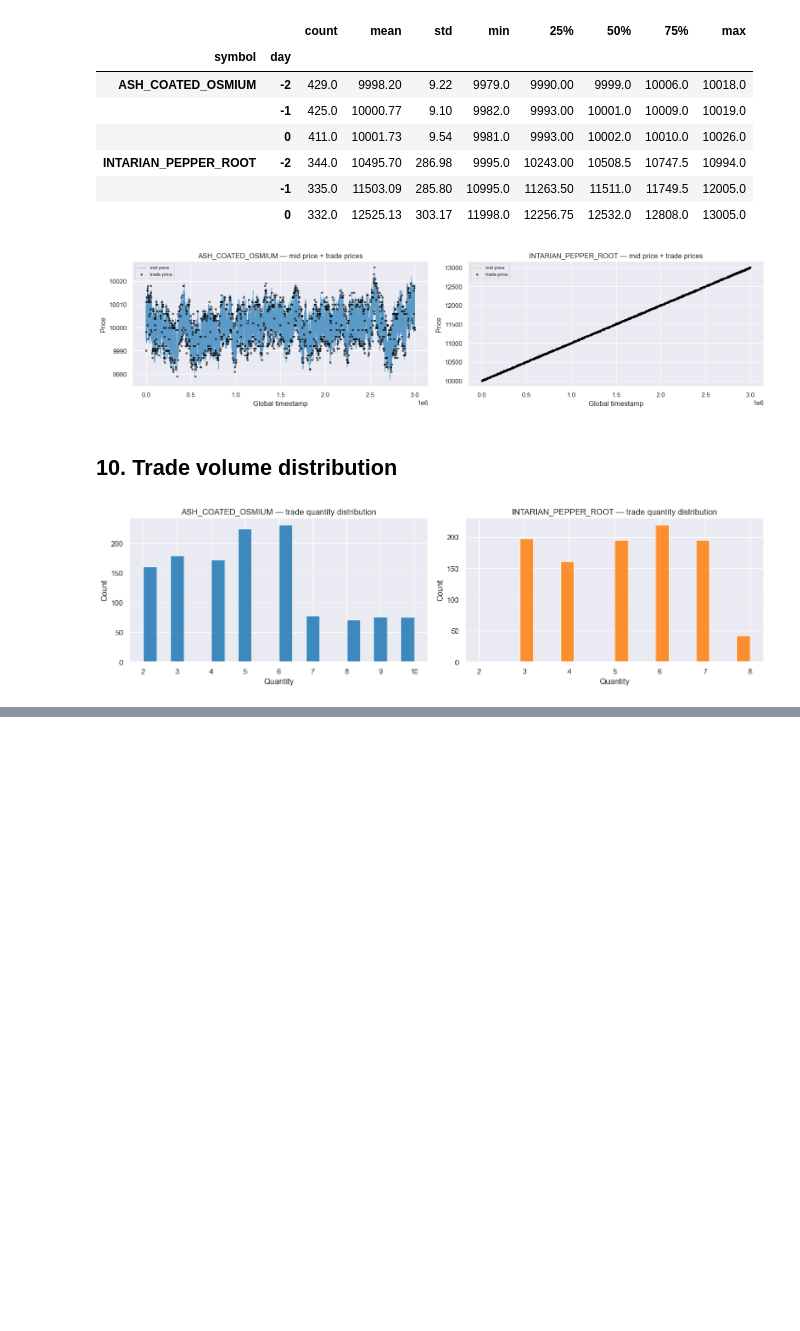
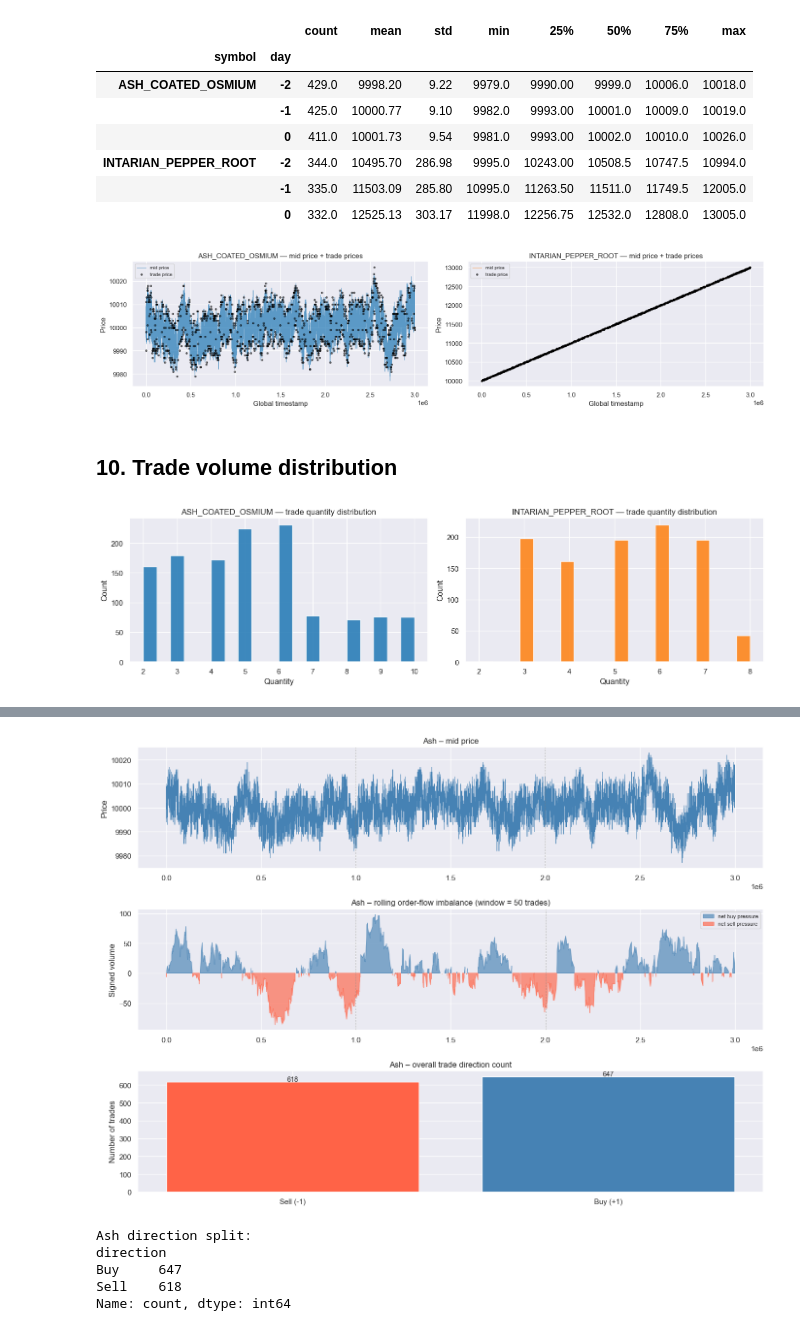
Before and after one commit to Armand279/Bart-Technologies-IMC-Prosperity-4, a Jupyter notebook: notebooks/round1.ipynb, the cells around one changed output, grey strips where cells are left out. Cells and saved outputs as stored; diff of their text form; code cells hidden in the pictures; blank space fills up the shorter version.

Commit message:
added stuff at the end to track recurring trade volumes and price impact.

```diff
--- a/notebooks/round1.ipynb
+++ b/notebooks/round1.ipynb
@@ -283,0 +326,68 @@ plt.show()
+# %%
+# ── 11.2  Trade direction inference (Lee-Ready + tick rule) ──────────────────
+def classify_direction(df: pd.DataFrame) -> pd.DataFrame:
+    """
+    Primary:  trade price vs prevailing mid  →  +1 buy / -1 sell
+    Fallback: tick rule (sign of last price change) when price == mid
+    """
+    df = df.copy().reset_index(drop=True)
+    cmp = np.sign(df['price'] - df['mid_price'])          # +1 / -1 / 0
+    tick = np.sign(df['price'].diff()).replace(0, np.nan).ffill().fillna(1)
+    df['direction'] = np.where(cmp != 0, cmp, tick).astype(int)
+    df['signed_vol'] = df['direction'] * df['quantity']
+    return df
+
+ash_t    = classify_direction(ash_t)
+pepper_t = classify_direction(pepper_t)
+
+# Rolling order-flow imbalance (OFI) for Ash
+OFI_WINDOW = 50
+ash_t['ofi'] = ash_t['signed_vol'].rolling(OFI_WINDOW, min_periods=1).sum()
+
+fig, axes = plt.subplots(3, 1, figsize=(14, 10))
+
+# Mid price
+ax = axes[0]
+ap = prices[prices['product'] == 'ASH_COATED_OSMIUM'].sort_values('global_ts')
+ax.plot(ap['global_ts'], ap['mid_price'], lw=0.6, color='steelblue')
+for day in DAYS[1:]:
+    ax.axvline((day + 2) * 1_000_000, color='gray', ls='--', lw=0.8, alpha=0.6)
+ax.set_title('Ash – mid price')
+ax.set_ylabel('Price')
+
+# OFI over time
+ax = axes[1]
+ax.fill_between(ash_t['global_ts'], ash_t['ofi'],
+                where=ash_t['ofi'] >= 0, color='steelblue', alpha=0.65, label='net buy pressure')
+ax.fill_between(ash_t['global_ts'], ash_t['ofi'],
+                where=ash_t['ofi'] <  0, color='tomato',    alpha=0.65, label='net sell pressure')
+ax.axhline(0, color='black', lw=0.5)
+for day in DAYS[1:]:
+    ax.axvline((day + 2) * 1_000_000, color='gray', ls='--', lw=0.8, alpha=0.6)
+ax.set_title(f'Ash – rolling order-flow imbalance (window = {OFI_WINDOW} trades)')
+ax.set_ylabel('Signed volume')
+ax.legend(fontsize=8)
+
+# Direction breakdown bar
+ax = axes[2]
+counts = ash_t['direction'].value_counts().sort_index()
+bar_colors = ['tomato' if k == -1 else 'steelblue' for k in counts.index]
+ax.bar([{-1: 'Sell (-1)', 1: 'Buy (+1)'}.get(k, k) for k in counts.index],
+       counts.values, color=bar_colors, edgecolor='white')
+ax.set_title('Ash – overall trade direction count')
+ax.set_ylabel('Number of trades')
+for i, v in enumerate(counts.values):
+    ax.text(i, v + 2, str(v), ha='center', fontsize=10)
+
+plt.tight_layout()
+plt.show()
+
+print('\nAsh direction split:')
+print(ash_t['direction'].value_counts().rename({1: 'Buy', -1: 'Sell'}))
+# %% [output]
+[figure, added]
+Ash direction split:
+direction
+Buy     647
+Sell    618
+Name: count, dtype: int64
```
Also changed, not shown: parts of 8 cells of this notebook, 1 other file.
